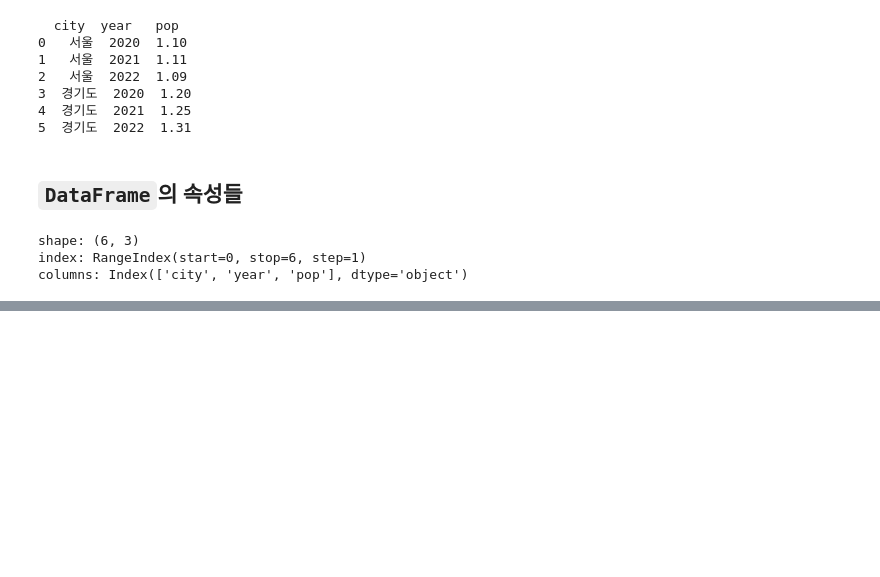
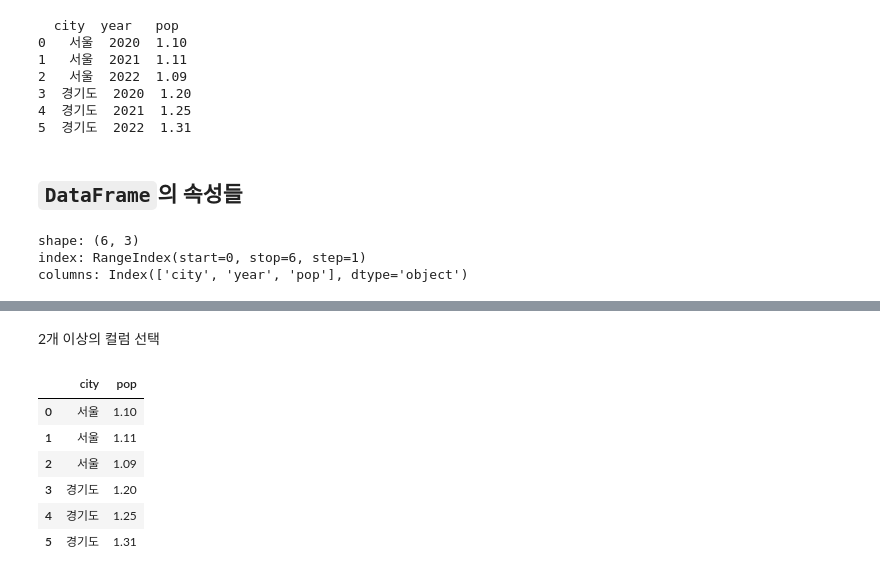
Before and after one commit to Siamesesam/202208_itw_java134_lab_python, a Jupyter notebook: py18_pandas.ipynb, the cells around one changed output, grey strips where cells are left out. Saved outputs shown, nothing was run; the diff lists cells and outputs as text; code cells hidden in the pictures; blank space fills up the shorter version.

```diff
--- a/py18_pandas.ipynb
+++ b/py18_pandas.ipynb
@@ -305,0 +356,12 @@ columns: Index(['city', 'year', 'pop'], dtype='object')
+# %% [markdown]
+2개 이상의 컬럼 선택
+# %%
+df[['city', 'pop']]  # select city, pop from df;
+# %% [output]
+|  | city | pop |
+| 0 | 서울 | 1.10 |
+| 1 | 서울 | 1.11 |
+| 2 | 서울 | 1.09 |
+| 3 | 경기도 | 1.20 |
+| 4 | 경기도 | 1.25 |
+| 5 | 경기도 | 1.31 |
```
Also changed, not shown: parts of 17 cells of this notebook.
